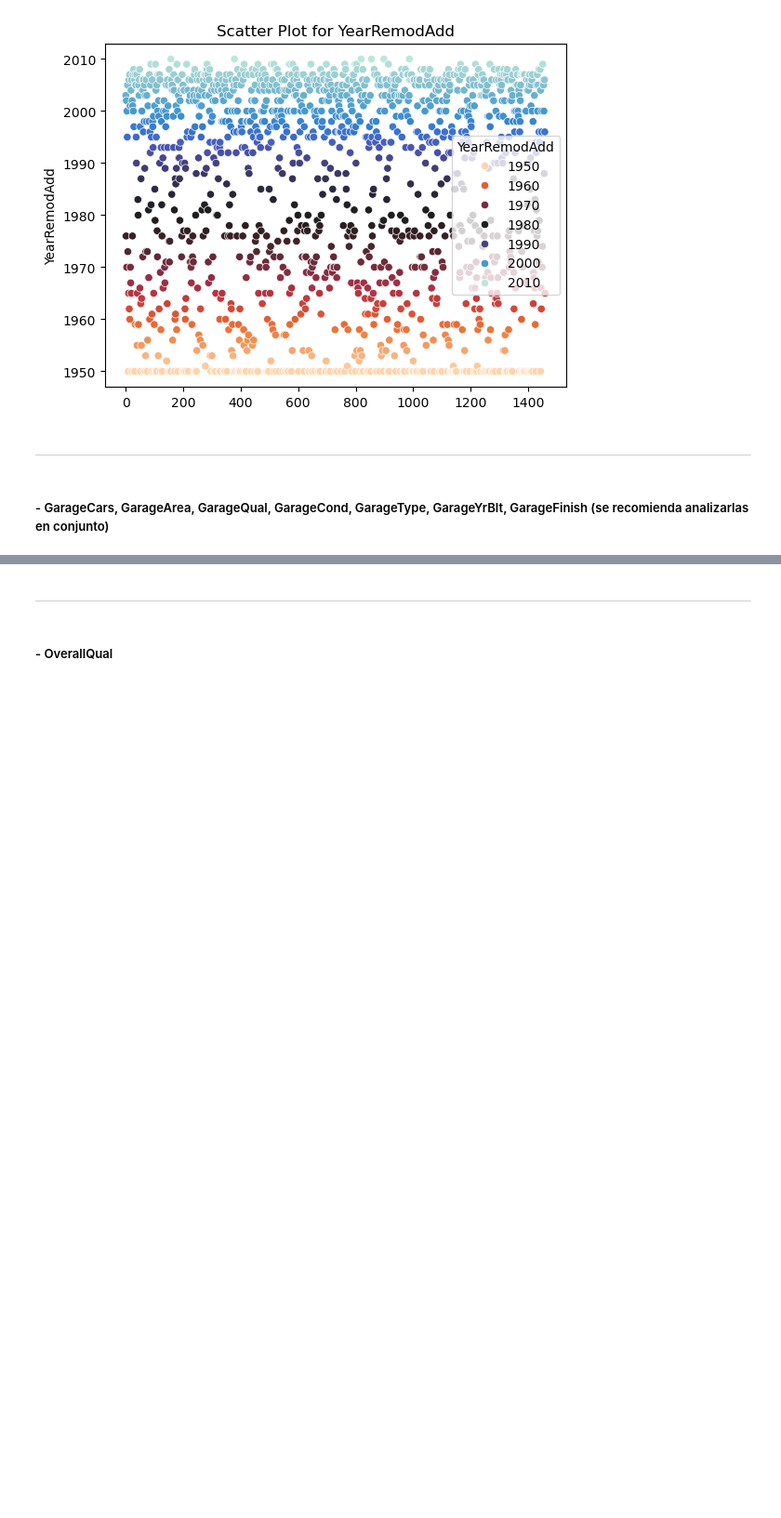
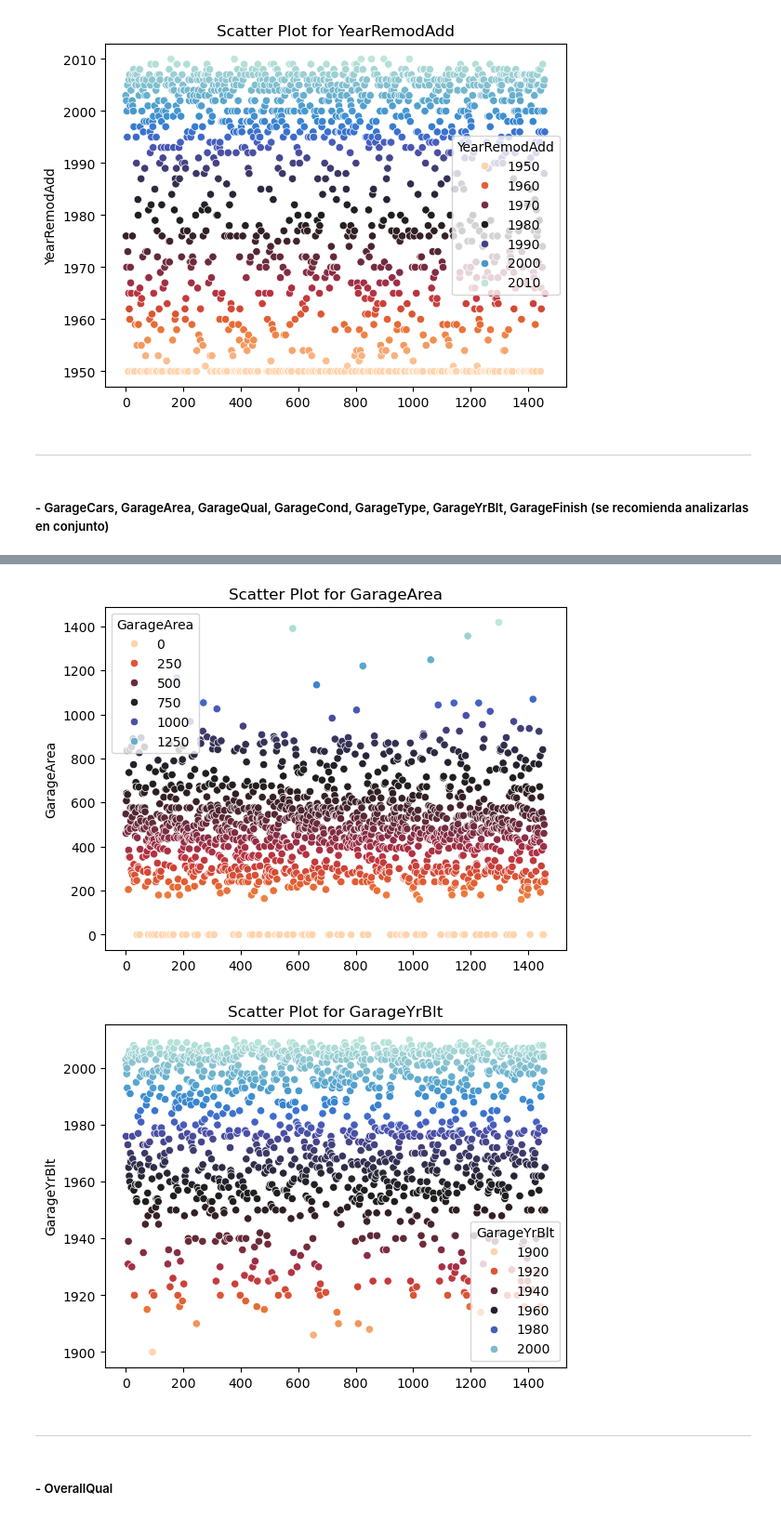
Before and after one commit to Martindmd/Inteligencia-Artificial, a Jupyter notebook: p2_1311_09_marmolejo_olsson/memoria.ipynb, the cells around one changed output, grey strips where cells are left out. Shown at 93% size. Saved outputs shown, nothing was run; the diff lists cells and outputs as text; code cells hidden in the pictures; blank space fills up the shorter version.

```diff
--- a/p2_1311_09_marmolejo_olsson/memoria.ipynb
+++ b/p2_1311_09_marmolejo_olsson/memoria.ipynb
@@ -556,4 +558,18 @@ plt.show()
 # %% [markdown]
 ##### - GarageCars, GarageArea, GarageQual, GarageCond, GarageType, GarageYrBlt, GarageFinish (se recomienda analizarlas en conjunto)
 # %%
-# TODO
+column1 = df["GarageCars"]
+column2 = df["GarageArea"]
+column3 = df["GarageQual"]
+column4 = df["GarageCond"]
+column5 = df["GarageType"]
+column6 = df["GarageYrBlt"]
+column7 = df["GarageFinish"]
+# Valores únicos
+print(column1.unique())
+print(column2.unique())
+print(column3.unique())
+print(column4.unique())
+print(column5.unique())
+print(column6.unique())
+print(column7.unique())
@@ -560,3 +663,15 @@ plt.show()
+# %%
+# Scatter plot
+sns.scatterplot(x=range(len(column2)), y=column2, hue=column2, palette='icefire_r')
+plt.title("Scatter Plot for GarageArea")
+plt.show()
+
+sns.scatterplot(x=range(len(column6)), y=column6, hue=column6, palette='icefire_r')
+plt.title("Scatter Plot for GarageYrBlt")
+plt.show()
+# %% [output]
+[figure, added]
+[figure, added]
 # %% [markdown]
 ---
 # %% [markdown]
```
Also changed, not shown: parts of 21 cells of this notebook.
